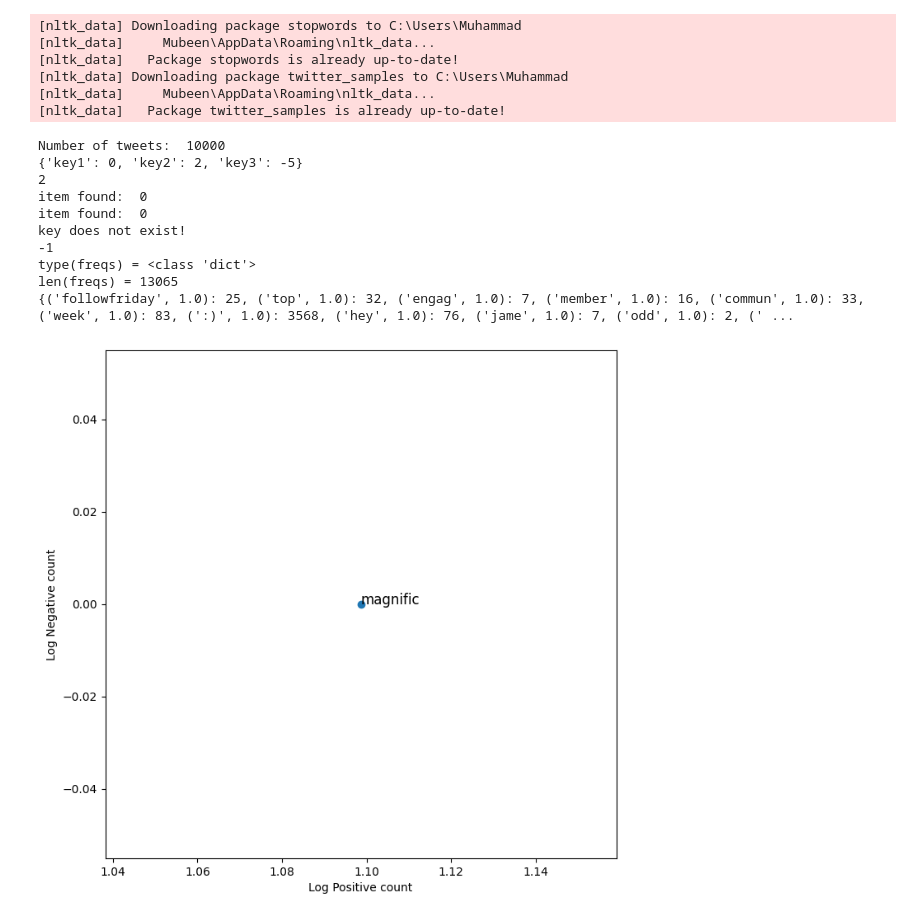
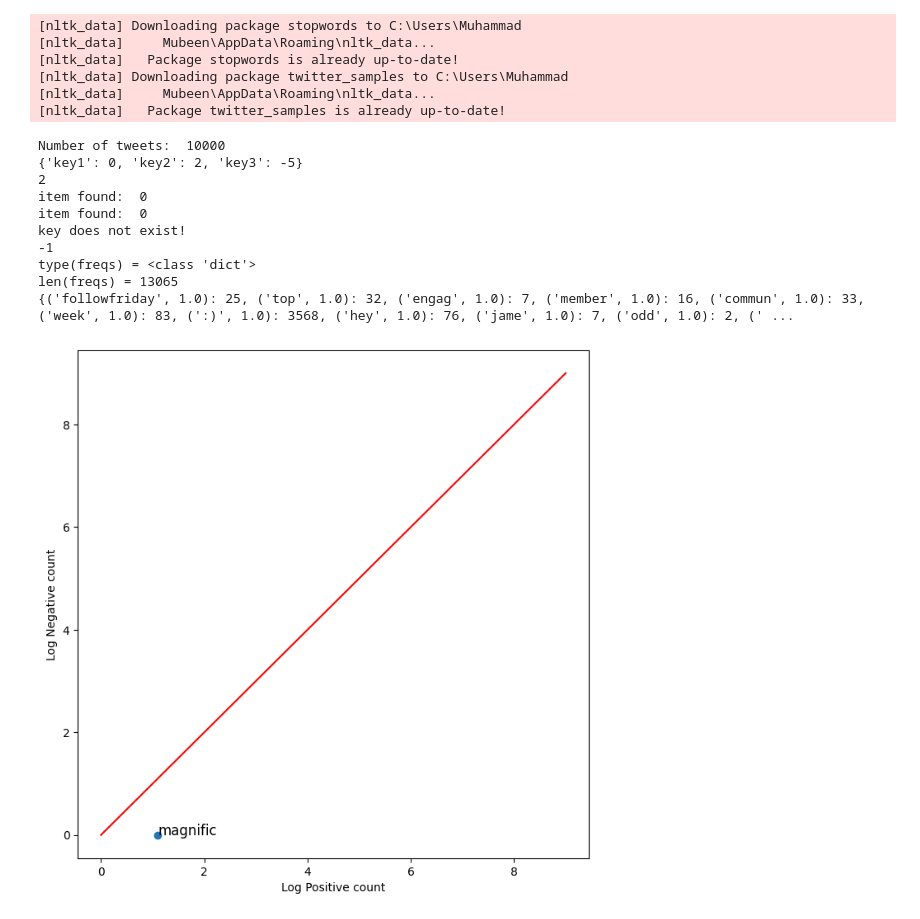
Before and after one commit to muhmubeen70/Python_Codes, a Jupyter notebook: opencv/Mubeen_201262_lab_02.ipynb, the cells around one changed output. Drawn from its saved outputs; the diff is of its cells as text; code cells hidden in the pictures.

```diff
--- a/opencv/Mubeen_201262_lab_02.ipynb
+++ b/opencv/Mubeen_201262_lab_02.ipynb
@@ -168,31 +168,32 @@ for word in keys:
 data.append([word, pos, neg])
 
 
 
 fig, ax = plt.subplots(figsize = (8, 8))
 x = np.log([x[1] + 1 for x in data])
 y = np.log([x[2] + 1 for x in data])
 ax.scatter(x, y)
 plt.xlabel("Log Positive count")
 plt.ylabel("Log Negative count")
 for i in range(0, len(data)):
     ax.annotate(data[i][0], (x[i], y[i]), fontsize=12)
+ax.plot([0, 9], [0, 9], color = 'red')
 plt.show()
 # %% [output]
 [nltk_data] Downloading package stopwords to C:\Users\Muhammad
 [nltk_data]     Mubeen\AppData\Roaming\nltk_data...
 [nltk_data]   Package stopwords is already up-to-date!
 [nltk_data] Downloading package twitter_samples to C:\Users\Muhammad
 [nltk_data]     Mubeen\AppData\Roaming\nltk_data...
 [nltk_data]   Package twitter_samples is already up-to-date!
 Number of tweets:  10000
 {'key1': 0, 'key2': 2, 'key3': -5}
 2
 item found:  0
 item found:  0
 key does not exist!
 -1
 type(freqs) = <class 'dict'>
 len(freqs) = 13065
 {('followfriday', 1.0): 25, ('top', 1.0): 32, ('engag', 1.0): 7, ('member', 1.0): 16, ('commun', 1.0): 33, ('week', 1.0): 83, (':)', 1.0): 3568, ('hey', 1.0): 76, ('jame', 1.0): 7, ('odd', 1.0): 2, (' ...
-[figure, old version]
+[figure, new version]
```
Also changed, not shown: 1 other file.
